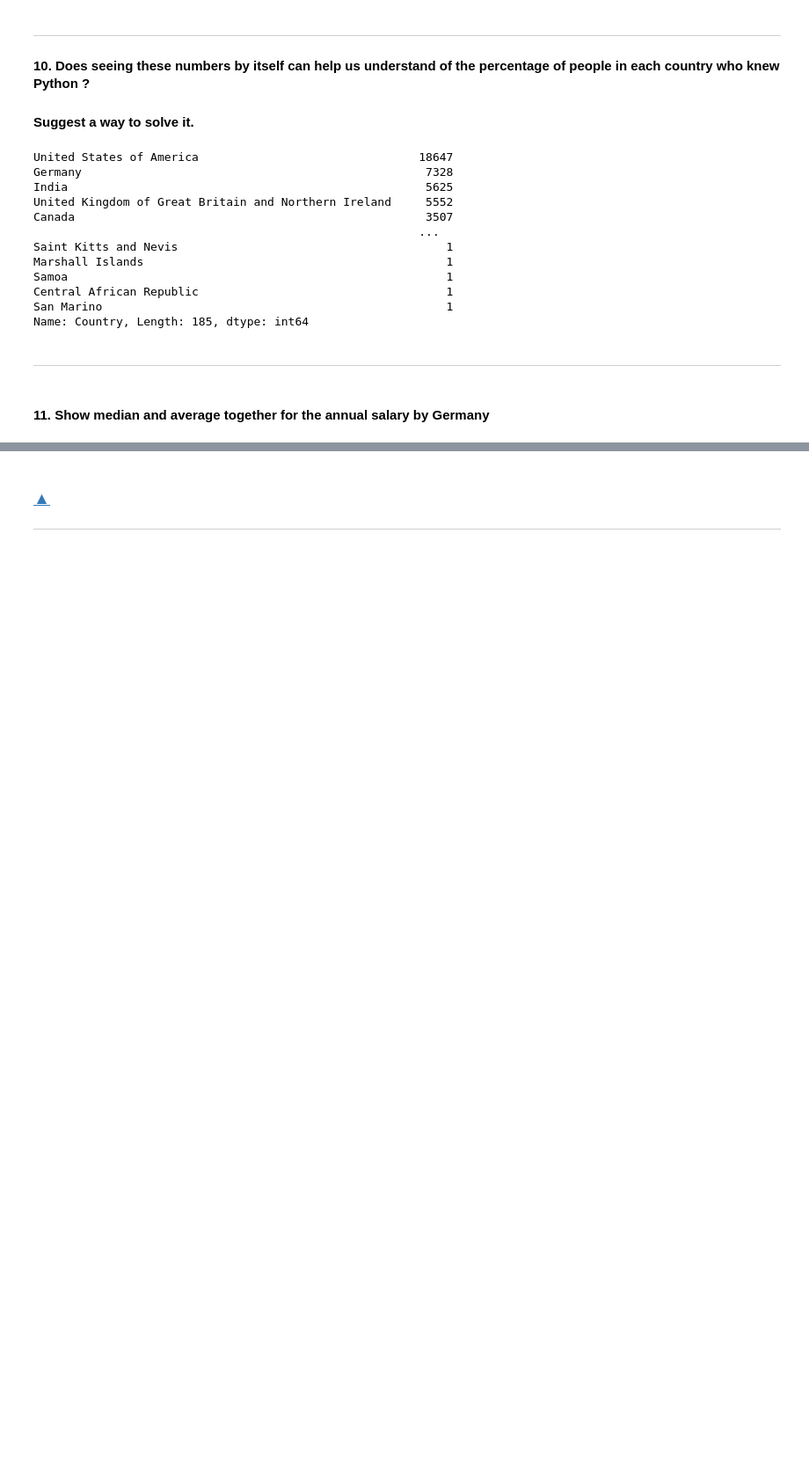
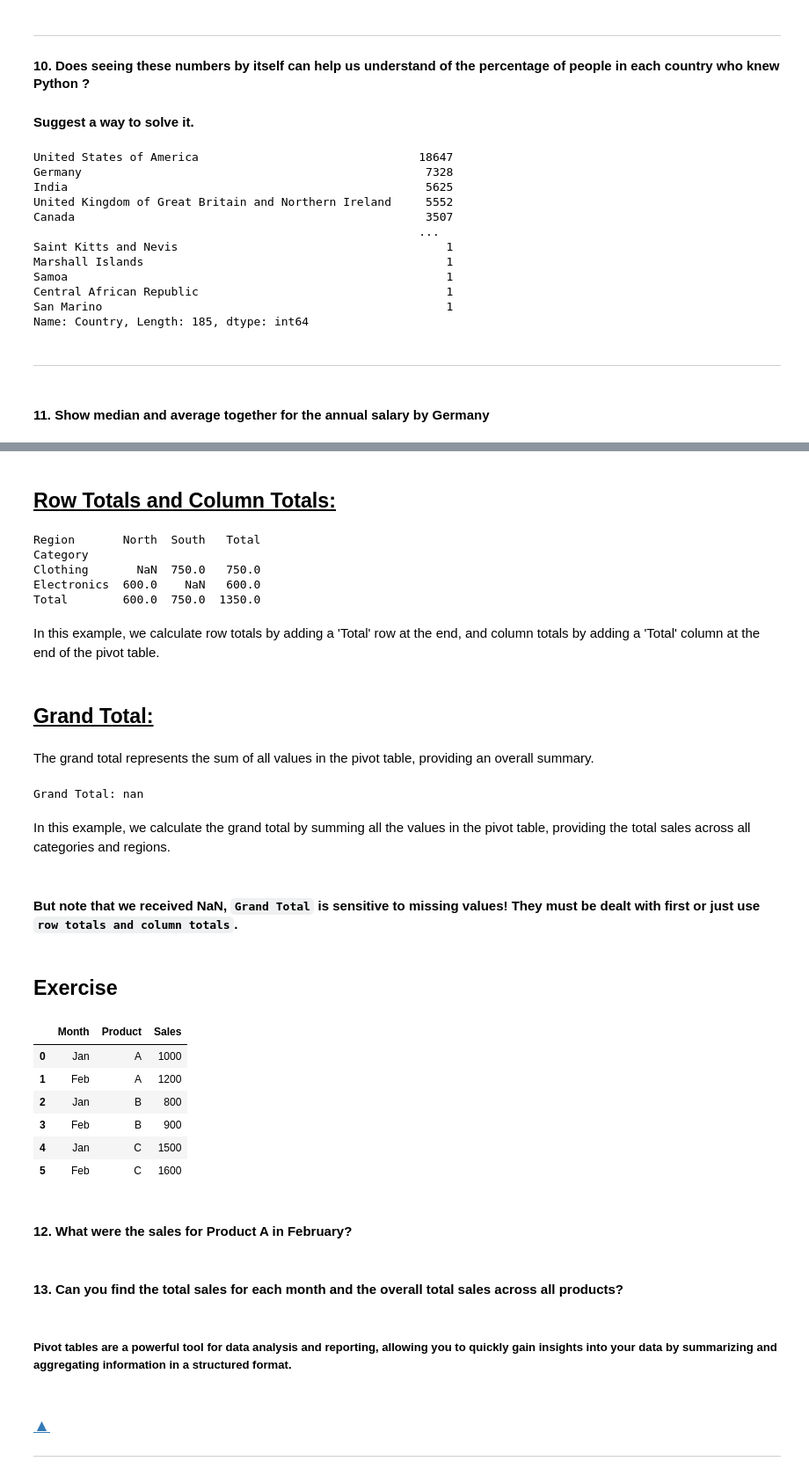
Before and after one commit to Razelbaz1/data-analysis-tutorials, a Jupyter notebook: Tirgul4/Ex4_Student.ipynb, the cells around one changed output, grey strips where cells are left out. Shown: that part at 88% size. Cells and saved outputs as stored; diff of their text form; code cells hidden in the pictures; blank space fills up the shorter version.

```diff
--- a/Tirgul4/Ex4_Student.ipynb
+++ b/Tirgul4/Ex4_Student.ipynb
@@ -295,3 +385,65 @@ Name: Country, Length: 185, dtype: int64
+# %% [markdown]
+## <ins>**Row Totals and Column Totals:**</ins>
+# %%
+# Create a pivot table with 'Category' as rows, 'Region' as columns, and sum of 'Sales' as values
+pivot_table = df.pivot_table(values='Sales', index='Category', columns='Region', aggfunc='sum')
+
+# Add row totals and column totals
+pivot_table['Total'] = pivot_table.sum(axis=1)
+pivot_table.loc['Total'] = pivot_table.sum()
+
+print(pivot_table)
+# %% [output]
+Region       North  South   Total
+Category
+Clothing       NaN  750.0   750.0
+Electronics  600.0    NaN   600.0
+Total        600.0  750.0  1350.0
+# %% [markdown]
+In this example, we calculate row totals by adding a 'Total' row at the end, and column totals by adding a 'Total' column at the end of the pivot table.
+# %% [markdown]
+## <ins>**Grand Total:**</ins>
+# %% [markdown]
+The grand total represents the sum of all values in the pivot table, providing an overall summary.
+# %%
+# Create a pivot table with 'Category' as rows, 'Region' as columns, and sum of 'Sales' as values
+pivot_table = df.pivot_table(values='Sales', index=['Category'], columns='Region', aggfunc='sum')
+
+# Calculate the grand total
+grand_total = pivot_table.values.sum()
+
+print("Grand Total:", grand_total)
+# %% [output]
+Grand Total: nan
+# %% [markdown]
+In this example, we calculate the grand total by summing all the values in the pivot table, providing the total sales across all categories and regions.
+# %% [markdown]
+#### But note that we received NaN, `Grand Total` is sensitive to missing values! They must be dealt with first or just use `row totals and column totals`.
+# %% [markdown]
+## Exercise
+# %%
+data = {
+    'Month': ['Jan', 'Feb', 'Jan', 'Feb', 'Jan', 'Feb'],
+    'Product': ['A', 'A', 'B', 'B', 'C', 'C'],
+    'Sales': [1000, 1200, 800, 900, 1500, 1600]
+}
+
+df = pd.DataFrame(data)
+df
+# %% [output]
+|  | Month | Product | Sales |
+| 0 | Jan | A | 1000 |
+| 1 | Feb | A | 1200 |
+| 2 | Jan | B | 800 |
+| 3 | Feb | B | 900 |
+| 4 | Jan | C | 1500 |
+| 5 | Feb | C | 1600 |
+# %% [markdown]
+#### 12. What were the sales for Product A in February?
+# %% [markdown]
+#### 13. Can you find the total sales for each month and the overall total sales across all products?
+# %% [markdown]
+##### Pivot tables are a powerful tool for data analysis and reporting, allowing you to quickly gain insights into your data by summarizing and aggregating information in a structured format.
 # %% [markdown]
 ### [▲](#Top)
 ---
```
Also changed, not shown: parts of 33 cells of this notebook, 1 other file.
